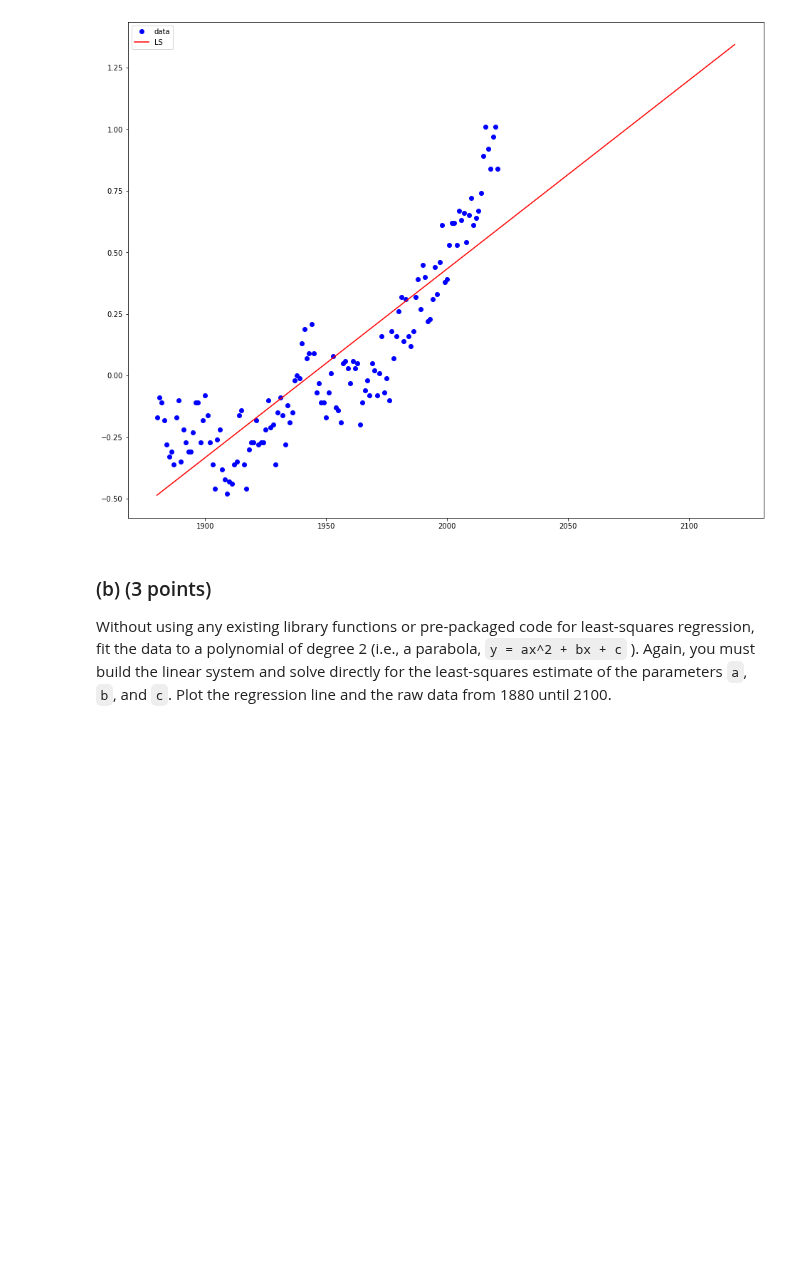
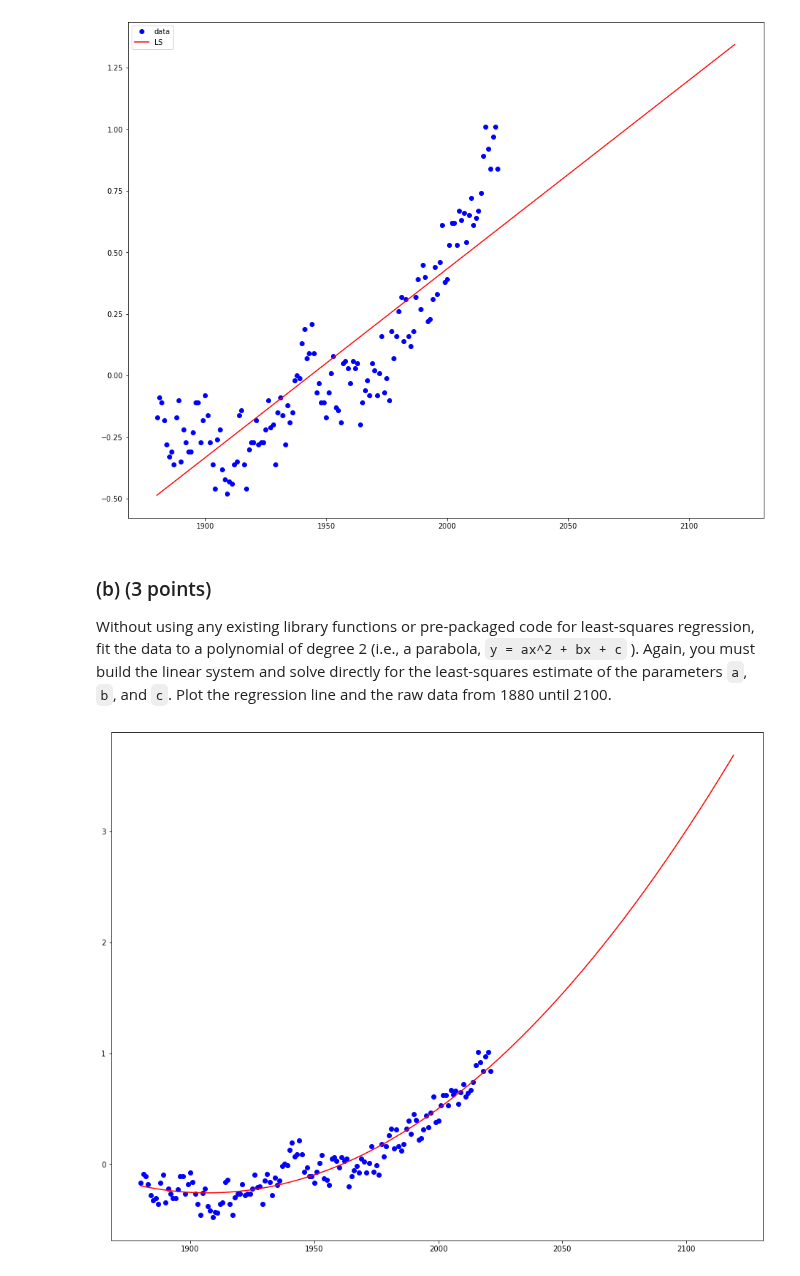
Before and after one commit to DrakeDWhite/INFO-206B, a Jupyter notebook: Assignments/Assignment 6/a6_dwhite.ipynb, the cells around one changed output. Drawn from its saved outputs; the diff is of its cells as text; code cells hidden in the pictures; blank space fills up the shorter version.

```diff
--- a/Assignments/Assignment 6/a6_dwhite.ipynb
+++ b/Assignments/Assignment 6/a6_dwhite.ipynb
@@ -65,3 +65,20 @@ plt.show()
 ### (b) (3 points)
 
 Without using any existing library functions or pre-packaged code for least-squares regression, fit the data to a polynomial of degree 2 (i.e., a parabola, `y = ax^2 + bx + c` ). Again, you must build the linear system and solve directly for the least-squares estimate of the parameters `a`, `b`, and `c`. Plot the regression line and the raw data from 1880 until 2100.
+# %%
+# lse
+X = np.stack((np.square(x), x, np.ones((len(anomaly)))), axis=1)
+#print(X)
+
+# still the same
+u = inv(np.transpose(X)@X)@np.transpose(X)@y
+
+# plot data and least-squares fit
+xp = np.arange(year[0], 2120)
+yp = u[0]*xp*xp + u[1]*xp + u[2]
+plt.figure(figsize=(1280/80,1024/80))
+plt.plot(x,y,'bo') # original data
+plt.plot( xp, yp, 'r-' ) # second-order polynomial fit
+plt.show()
+# %% [output]
+[figure, added]
```
